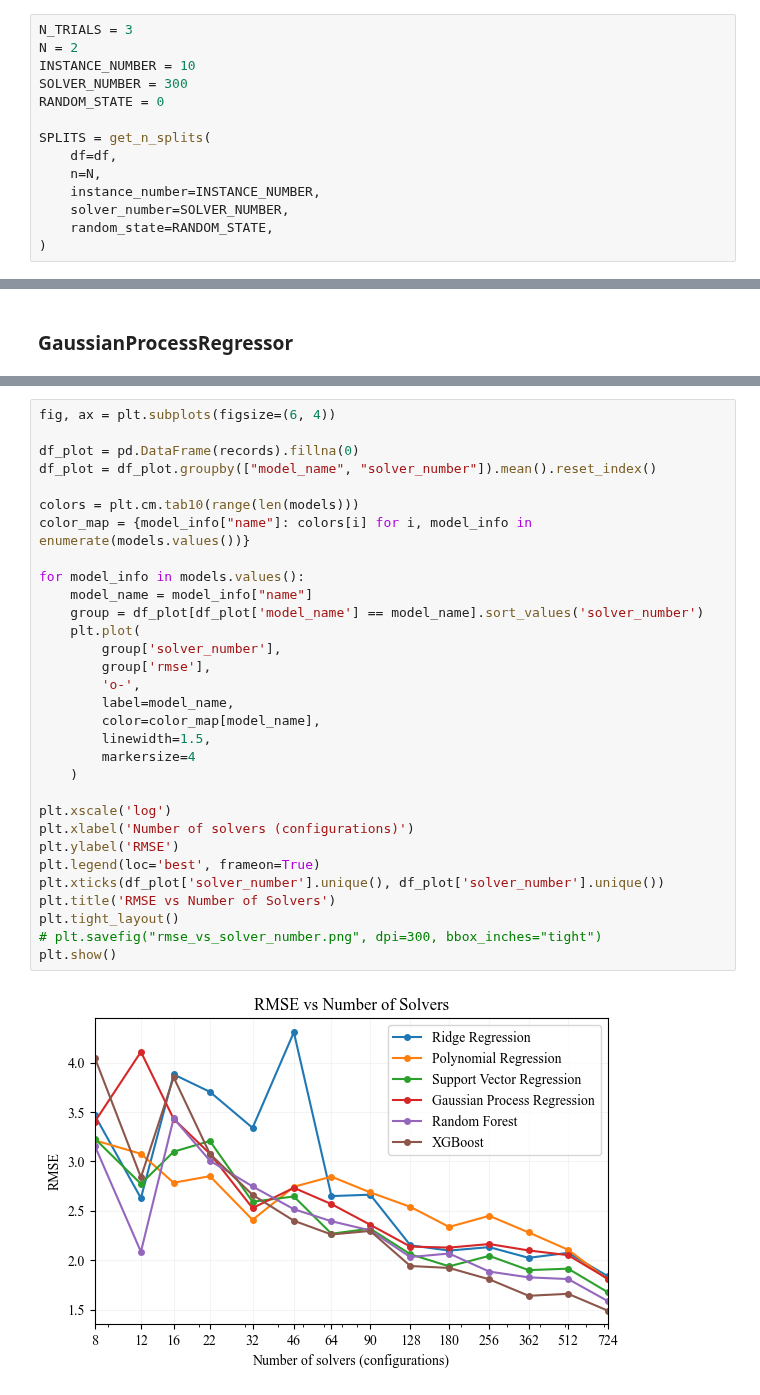
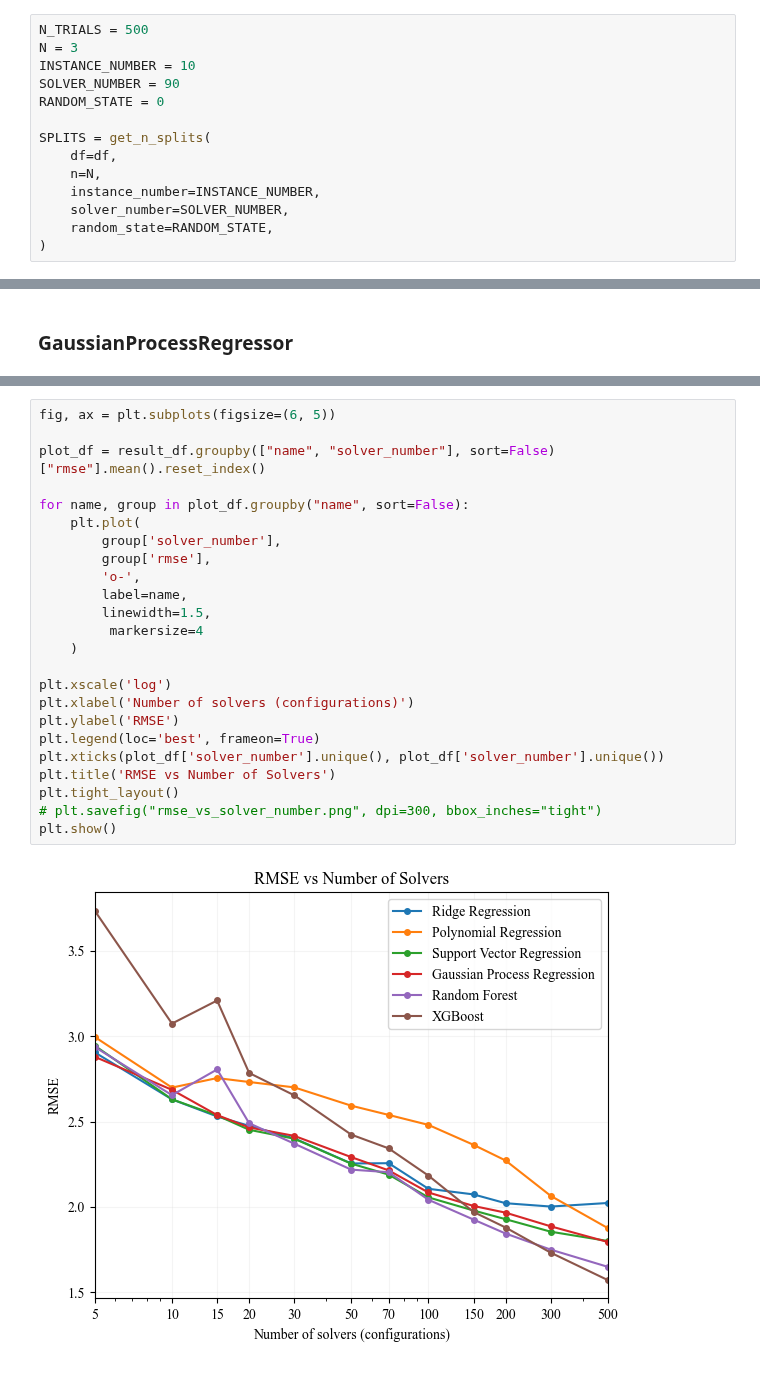
Before and after one commit to zakrzewow/raw-algorithm-portfolios, a Jupyter notebook: archive/phase1/comparison_base.ipynb, the cells around one changed output, grey strips where cells are left out. Saved outputs shown, nothing was run; the diff lists cells and outputs as text.

```diff
--- a/archive/phase1/comparison_base.ipynb
+++ b/archive/phase1/comparison_base.ipynb
@@ -124,10 +120,10 @@ plt.show()
 # %% [output]
 [figure]
 # %%
-N_TRIALS = 3
-N = 2
+N_TRIALS = 500
+N = 3
 INSTANCE_NUMBER = 10
-SOLVER_NUMBER = 300
+SOLVER_NUMBER = 90
 RANDOM_STATE = 0
 
 SPLITS = get_n_splits(
@@ -517,33 +458,26 @@ XGBoost 724
 # %%
-fig, ax = plt.subplots(figsize=(6, 4))
+fig, ax = plt.subplots(figsize=(6, 5))
 
-df_plot = pd.DataFrame(records).fillna(0)
-df_plot = df_plot.groupby(["model_name", "solver_number"]).mean().reset_index()
+plot_df = result_df.groupby(["name", "solver_number"], sort=False)["rmse"].mean().reset_index()
 
-colors = plt.cm.tab10(range(len(models)))
-color_map = {model_info["name"]: colors[i] for i, model_info in enumerate(models.values())}
-
-for model_info in models.values():
-    model_name = model_info["name"]
-    group = df_plot[df_plot['model_name'] == model_name].sort_values('solver_number')
+for name, group in plot_df.groupby("name", sort=False):
     plt.plot(
         group['solver_number'],
         group['rmse'],
         'o-',
-        label=model_name,
-        color=color_map[model_name],
+        label=name,
         linewidth=1.5,
-        markersize=4
+         markersize=4
     )
 
 plt.xscale('log')
 plt.xlabel('Number of solvers (configurations)')
 plt.ylabel('RMSE')
 plt.legend(loc='best', frameon=True)
-plt.xticks(df_plot['solver_number'].unique(), df_plot['solver_number'].unique())
+plt.xticks(plot_df['solver_number'].unique(), plot_df['solver_number'].unique())
 plt.title('RMSE vs Number of Solvers')
 plt.tight_layout()
 # plt.savefig("rmse_vs_solver_number.png", dpi=300, bbox_inches="tight")
 plt.show()
 # %% [output]
-[figure, old version]
+[figure, new version]
```
Also changed, not shown: parts of 19 cells of this notebook, 8 other files.
